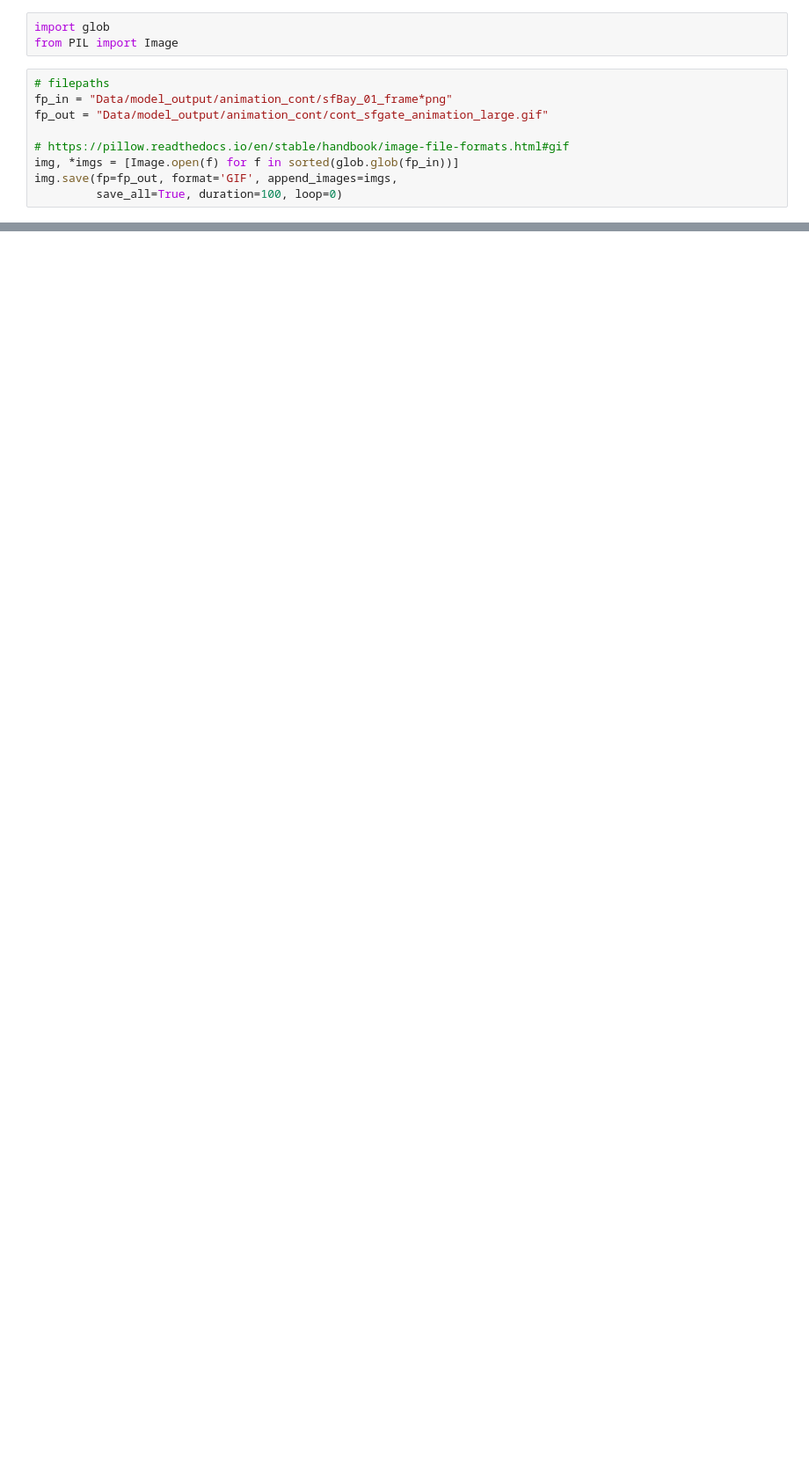
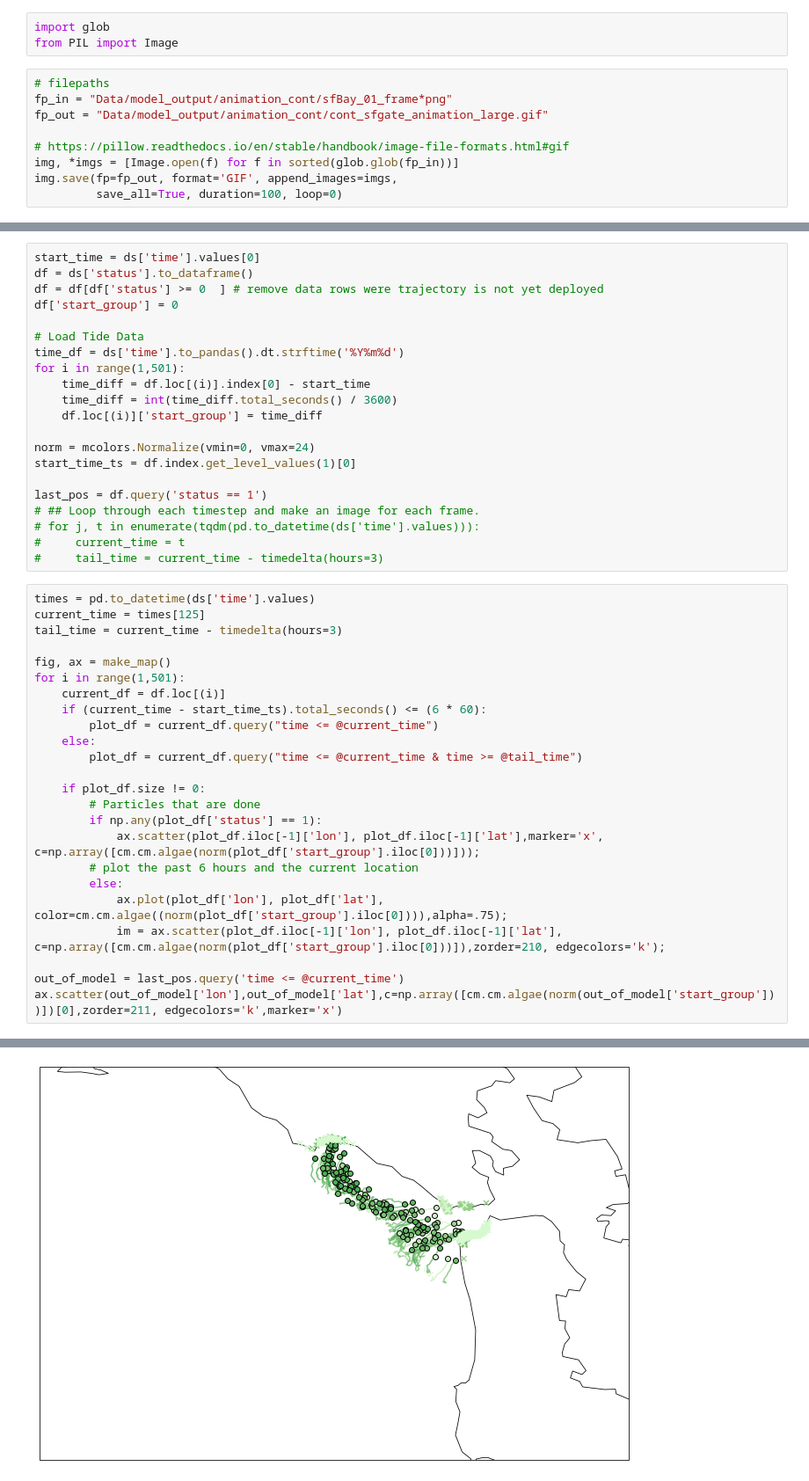
Before and after one commit to CeNCOOS/sfbay-plume-tracker, a Jupyter notebook: PlumeTrackerNotebooks/4-HFR-visualization-continuous-animations.ipynb, the cells around one changed output, grey strips where cells are left out. Shown: that part at 88% size. Saved outputs shown, nothing was run; the diff lists cells and outputs as text; blank space fills up the shorter version.

Commit message:
"Changed model run to 14 hours, adding viz."

```diff
--- a/PlumeTrackerNotebooks/4-HFR-visualization-continuous-animations.ipynb
+++ b/PlumeTrackerNotebooks/4-HFR-visualization-continuous-animations.ipynb
@@ -220,0 +244,46 @@ img.save(fp=fp_out, format='GIF', append_images=imgs,
+# %%
+start_time = ds['time'].values[0]
+df = ds['status'].to_dataframe()
+df = df[df['status'] >= 0  ] # remove data rows were trajectory is not yet deployed
+df['start_group'] = 0
+
+# Load Tide Data
+time_df = ds['time'].to_pandas().dt.strftime('%Y%m%d')
+for i in range(1,501):
+    time_diff = df.loc[(i)].index[0] - start_time
+    time_diff = int(time_diff.total_seconds() / 3600)
+    df.loc[(i)]['start_group'] = time_diff
+
+norm = mcolors.Normalize(vmin=0, vmax=24)
+start_time_ts = df.index.get_level_values(1)[0]
+
+last_pos = df.query('status == 1')
+# ## Loop through each timestep and make an image for each frame.
+# for j, t in enumerate(tqdm(pd.to_datetime(ds['time'].values))):
+#     current_time = t
+#     tail_time = current_time - timedelta(hours=3)
+# %%
+times = pd.to_datetime(ds['time'].values)
+current_time = times[125]
+tail_time = current_time - timedelta(hours=3)
+
+fig, ax = make_map()
+for i in range(1,501):
+    current_df = df.loc[(i)]
+    if (current_time - start_time_ts).total_seconds() <= (6 * 60):
+        plot_df = current_df.query("time <= @current_time")
+    else:
+        plot_df = current_df.query("time <= @current_time & time >= @tail_time")
+
+    if plot_df.size != 0:
+        # Particles that are done
+        if np.any(plot_df['status'] == 1):
+            ax.scatter(plot_df.iloc[-1]['lon'], plot_df.iloc[-1]['lat'],marker='x', c=np.array([cm.cm.algae(norm(plot_df['start_group'].iloc[0]))]));
+        # plot the past 6 hours and the current location
+        else:
+            ax.plot(plot_df['lon'], plot_df['lat'], color=cm.cm.algae((norm(plot_df['start_group'].iloc[0]))),alpha=.75);
+            im = ax.scatter(plot_df.iloc[-1]['lon'], plot_df.iloc[-1]['lat'], c=np.array([cm.cm.algae(norm(plot_df['start_group'].iloc[0]))]),zorder=210, edgecolors='k');
+
+out_of_model = last_pos.query('time <= @current_time')
+ax.scatter(out_of_model['lon'],out_of_model['lat'],c=np.array([cm.cm.algae(norm(out_of_model['start_group']))])[0],zorder=211, edgecolors='k',marker='x')
+# %% [output]
@@ -220,0 +291 @@ img.save(fp=fp_out, format='GIF', append_images=imgs,
+[figure, added]
```
Also changed, not shown: parts of 8 cells of this notebook, 4 other files.
